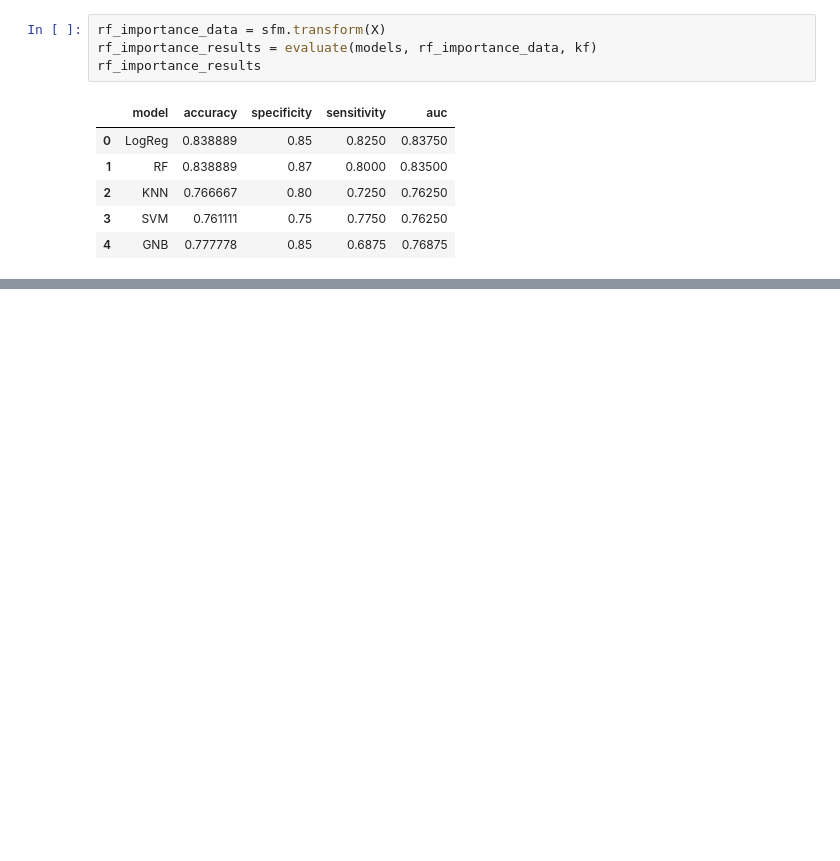
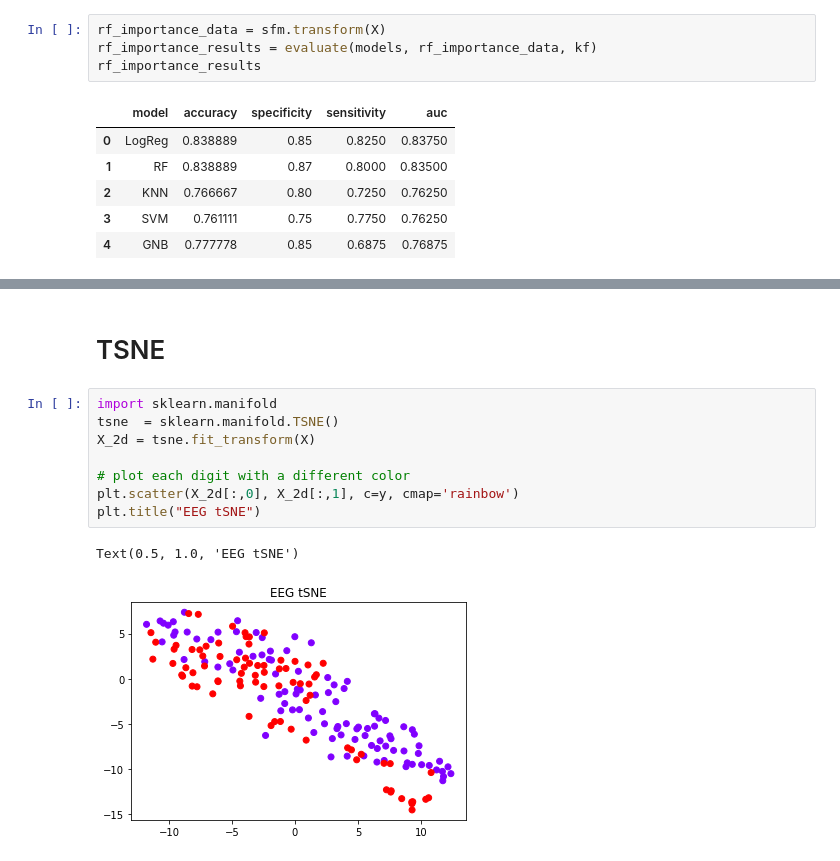
Before and after one commit to hammadkhann/ML-for-AI-and-DS, a Jupyter notebook: Case_study1/Feature_Engineering_Case_Study_1_Hammad.ipynb, the cells around one changed output, grey strips where cells are left out. Saved outputs shown, nothing was run; the diff lists cells and outputs as text; blank space fills up the shorter version.

```diff
--- a/Case_study1/Feature_Engineering_Case_Study_1_Hammad.ipynb
+++ b/Case_study1/Feature_Engineering_Case_Study_1_Hammad.ipynb
@@ -382,0 +409,13 @@ rf_importance_results
+# %% [markdown]
+# TSNE
+# %%
+import sklearn.manifold
+tsne  = sklearn.manifold.TSNE()
+X_2d = tsne.fit_transform(X)
+
+# plot each digit with a different color
+plt.scatter(X_2d[:,0], X_2d[:,1], c=y, cmap='rainbow')
+plt.title("EEG tSNE")
+# %% [output]
+Text(0.5, 1.0, 'EEG tSNE')
+[figure, added]
```
Also changed, not shown: parts of 7 cells of this notebook.
